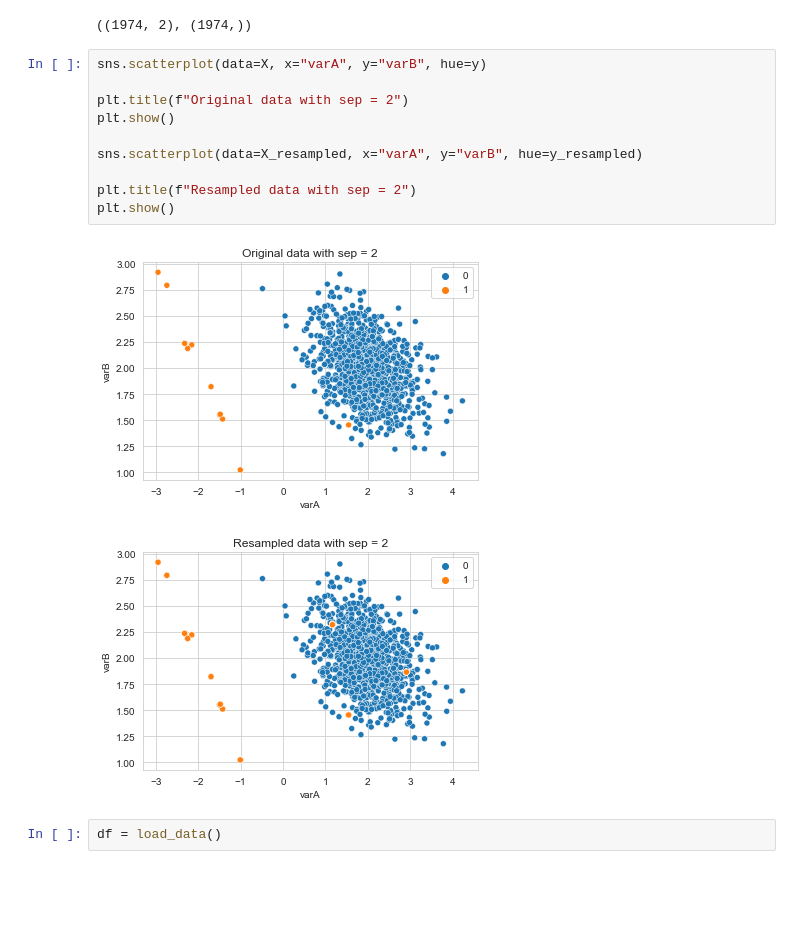
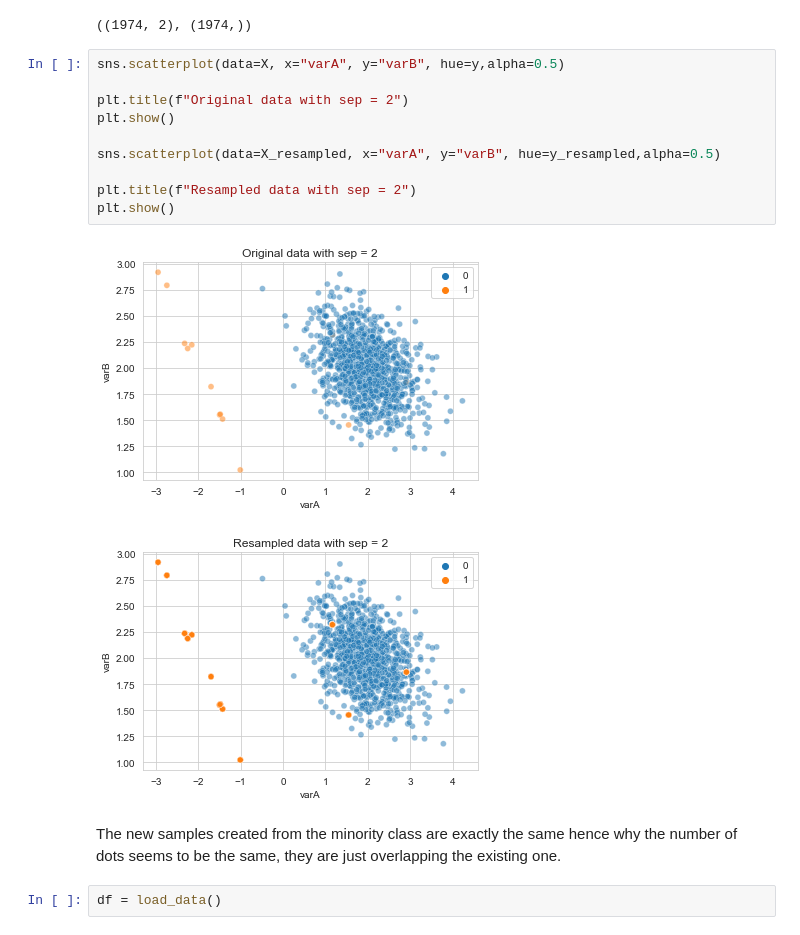
Before and after one commit to easypanda/deal-with-imbalance-data, a Jupyter notebook: OverSampling.ipynb, the cells around one changed output. Saved outputs shown, nothing was run; the diff lists cells and outputs as text; blank space fills up the shorter version.

```diff
--- a/OverSampling.ipynb
+++ b/OverSampling.ipynb
@@ -74,18 +82,20 @@ X_resampled.shape,y_resampled.shape
 # %% [output]
 ((1974, 2), (1974,))
 # %%
-sns.scatterplot(data=X, x="varA", y="varB", hue=y)
+sns.scatterplot(data=X, x="varA", y="varB", hue=y,alpha=0.5)
 
 plt.title(f"Original data with sep = 2")
 plt.show()
 
-sns.scatterplot(data=X_resampled, x="varA", y="varB", hue=y_resampled)
+sns.scatterplot(data=X_resampled, x="varA", y="varB", hue=y_resampled,alpha=0.5)
 
 plt.title(f"Resampled data with sep = 2")
 plt.show()
 # %% [output]
-[figure, old version]
+[figure, new version]
-[figure, old version]
+[figure, new version]
+# %% [markdown]
+The new samples created from the minority class are exactly the same hence why the number of dots seems to be the same, they are just overlapping the existing one.
 # %%
 df = load_data()
 # %%
```
Also changed, not shown: parts of 52 cells of this notebook, 1 other file.
